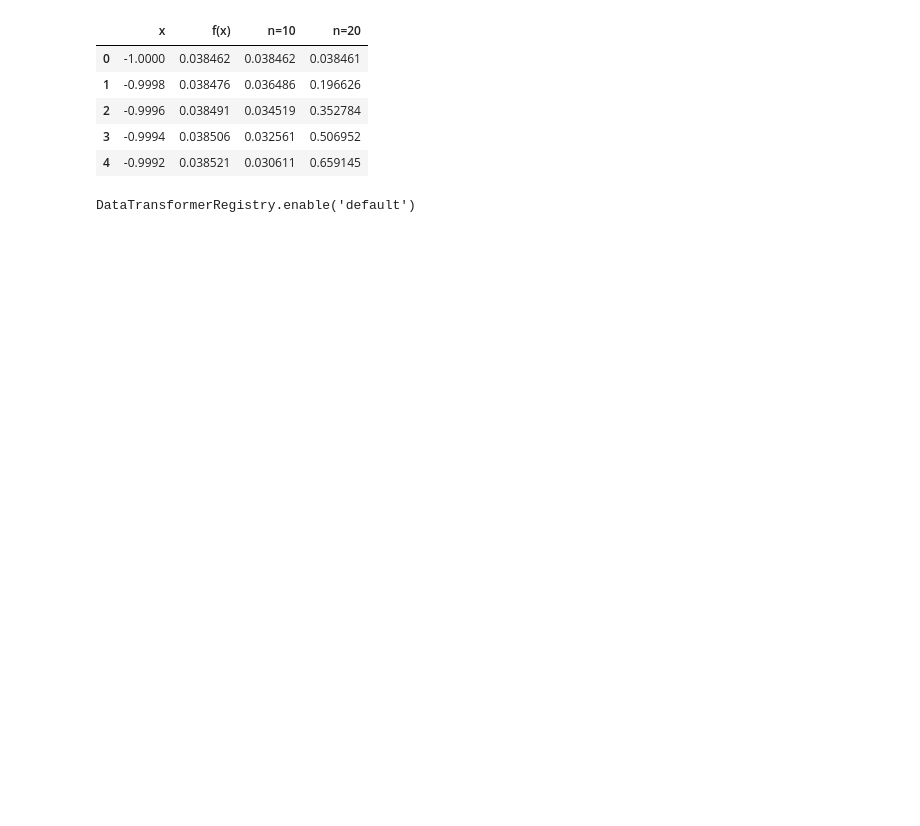
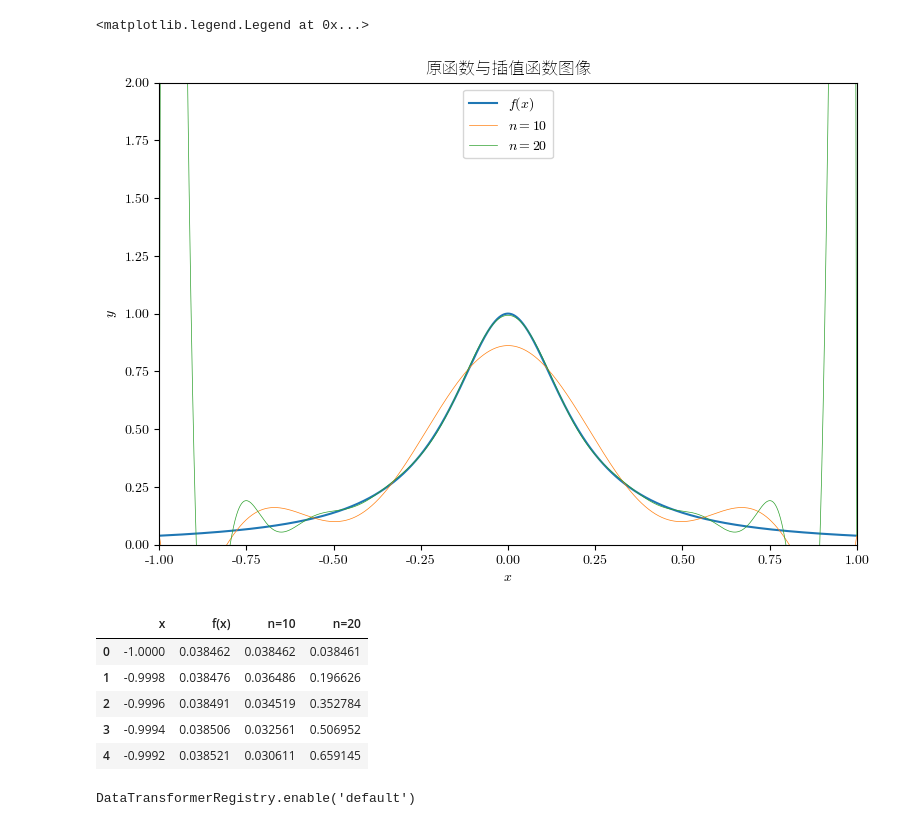
Before and after one commit to AlexNetLTS/NumericalAnalysis, a Jupyter notebook: Interpolation/Demo3.ipynb, the cells around one changed output. Saved outputs shown, nothing was run; the diff lists cells and outputs as text; code cells hidden in the pictures; blank space fills up the shorter version.

```diff
--- a/Interpolation/Demo3.ipynb
+++ b/Interpolation/Demo3.ipynb
@@ -1,15 +1,13 @@
 # %%
 import numpy as np
+from matplotlib import rcParams
+import matplotlib.pyplot as plt
 from scipy.interpolate import lagrange
-from matplotlib_inline import backend_inline
-import seaborn as sns
-import matplotlib.pyplot as plt
 
-sns.set_style('darkgrid')
-# sns.set_palette('pastel')
-backend_inline.set_matplotlib_formats('svg')
-
-plt.rcParams['font.sans-serif'] = ['SimHei']
+rcParams.update({
+    "mathtext.fontset": "cm",
+    "font.family": ["NewComputerModern10", "Noto Sans SC"]
+})
 plt.rcParams['axes.unicode_minus'] = False
 # %%
 def f(x):
@@ -20,14 +18,13 @@ x = np.linspace(-1, 1, 10000)
 fig = plt.figure(figsize=(9, 6))
 plt.xlim(-1, 1)
 plt.ylim(0, 2)
-plt.plot(x, f(x), label=r'原函数', lw=1.5)
+plt.plot(x, f(x), label=r'$f(x)$', lw=1.5)
 plt.xlabel('$x$')
 plt.ylabel('$y$')
 plt.title('原函数与插值函数图像')
 for i in [9, 19]:
     x1 = np.linspace(-1, 1, i + 1)
     func = np.poly1d(lagrange(x1, f(x1)))
-    plt.plot(x, func(x), lw=0.5, label=f'n={i + 1}')
+    plt.plot(x, func(x), lw=0.5, label=f'$n={i + 1}$')
 plt.legend(loc='upper center', fontsize=10)
-plt.savefig(r'D:\PyCharm\PyPrograms\PyMath\data\img1.svg', dpi=1000)
 # %% [output]
@@ -35,3 +31,5 @@ plt.savefig(r'D:\PyCharm\PyPrograms\PyMath\data\img1.svg', dpi=1000)
+<matplotlib.legend.Legend at 0x...>
+[figure, added]
 # %%
 import altair as alt
 import numpy as np
```
Also changed, not shown: parts of 1 cell of this notebook, 13 other files.
